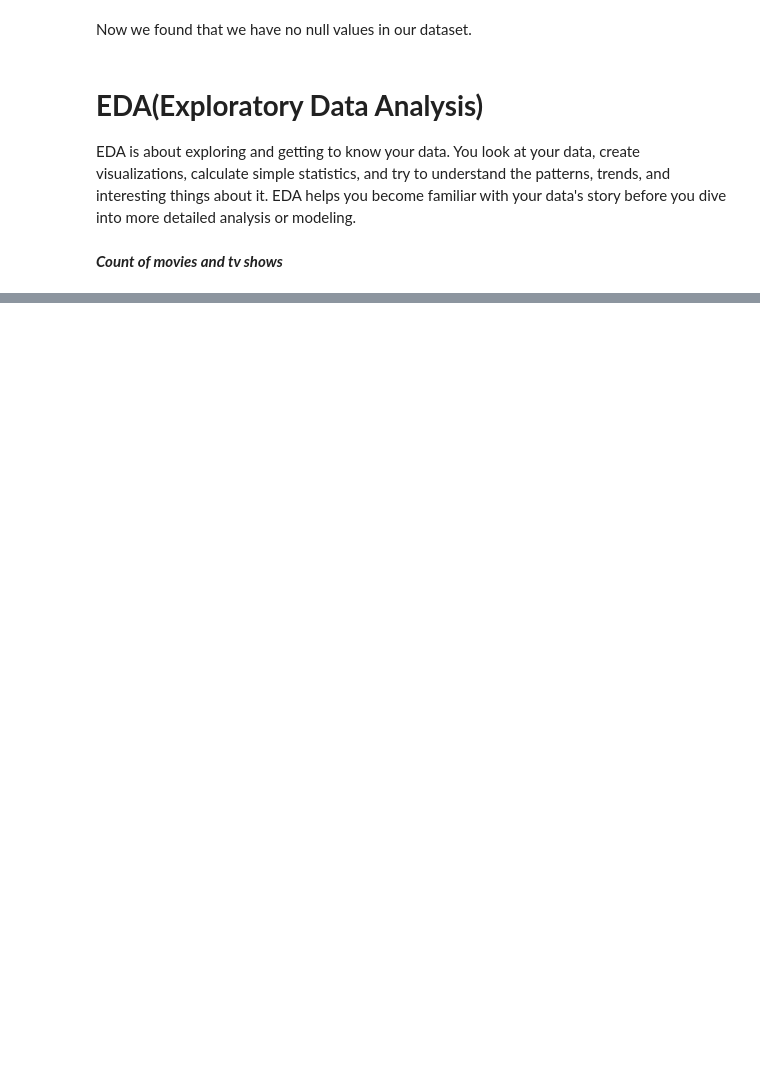
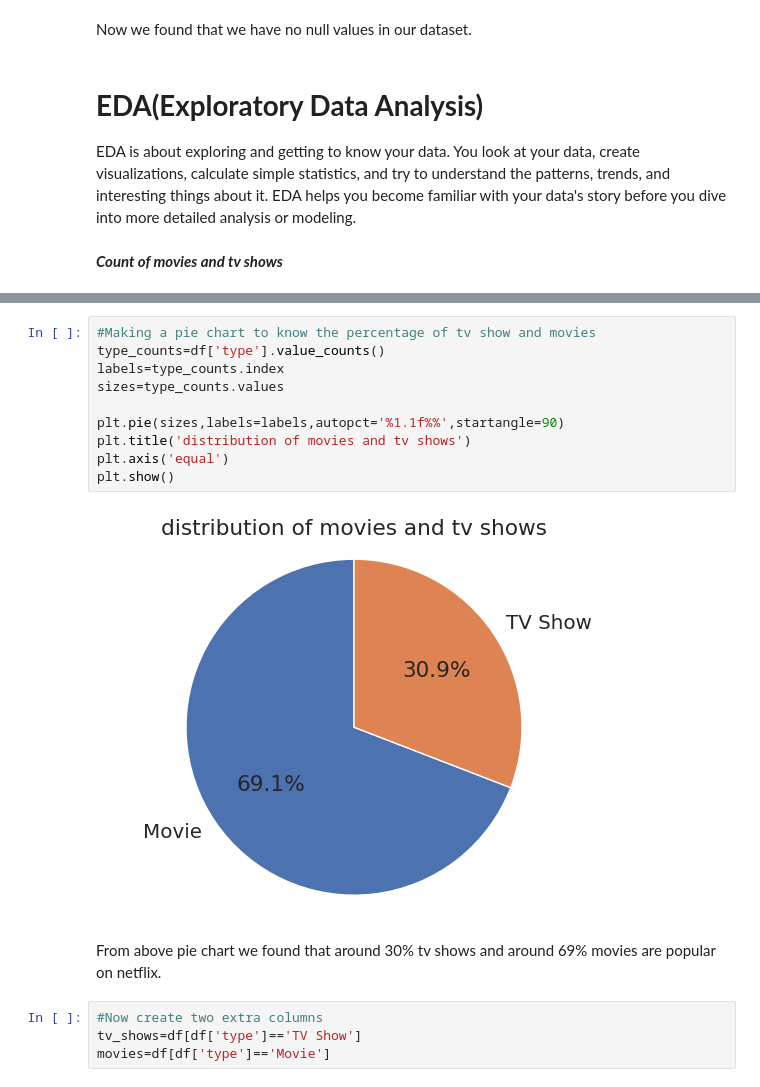
Before and after one commit to fkofkf431/Netflix-Movies-and-TV-Shows-Clustering-capstone-project, a Jupyter notebook: Netflix_Movies_and_TV_Shows(Clustering)_Capstone_project.ipynb, the cells around one changed output, grey strips where cells are left out. Drawn from its saved outputs; the diff is of its cells as text; blank space fills up the shorter version.

```diff
--- a/Netflix_Movies_and_TV_Shows(Clustering)_Capstone_project.ipynb
+++ b/Netflix_Movies_and_TV_Shows(Clustering)_Capstone_project.ipynb
@@ -232,0 +236,18 @@ From above countplot we found that more than 2000 is tv shows and more than 5000
+# %%
+#Making a pie chart to know the percentage of tv show and movies
+type_counts=df['type'].value_counts()
+labels=type_counts.index
+sizes=type_counts.values
+
+plt.pie(sizes,labels=labels,autopct='%1.1f%%',startangle=90)
+plt.title('distribution of movies and tv shows')
+plt.axis('equal')
+plt.show()
+# %% [output]
+[figure, added]
+# %% [markdown]
+From above pie chart we found that around 30% tv shows and around 69% movies are popular on netflix.
+# %%
+#Now create two extra columns
+tv_shows=df[df['type']=='TV Show']
+movies=df[df['type']=='Movie']
```
Also changed, not shown: parts of 32 cells of this notebook.
